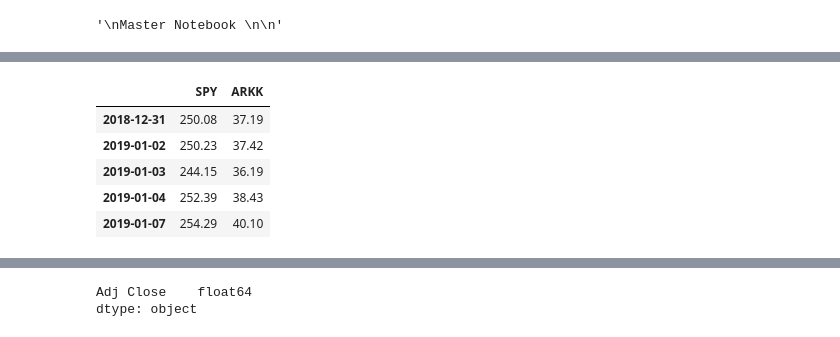
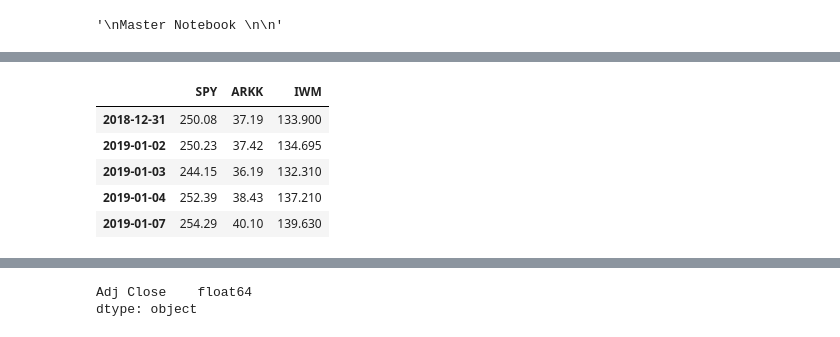
Before and after one commit to ravic4/project_1, a Jupyter notebook: master_notebook_it1.ipynb, the cells around one changed output, grey strips where cells are left out. Saved outputs shown, nothing was run; the diff lists cells and outputs as text; code cells hidden in the pictures.

```diff
--- a/master_notebook_it1.ipynb
+++ b/master_notebook_it1.ipynb
@@ -49,7 +51,7 @@ api = tradeapi.REST(
 
 #Calling in my securities and setting up a mock portfolio
 
-assets = ["ARKK","SPY"]
+assets = ["ARKK","SPY","IWM"]
 
 
 #Getting my ticker information from Alpaca API
@@ -71,39 +73,41 @@ df_assets = api.get_bars(
 
 #Dropped column head: Symbol and made SPY & ARKK the symbol head
 SPY = df_assets[df_assets['symbol'] == 'SPY'].drop('symbol', axis = 1)
 ARKK = df_assets[df_assets['symbol'] == 'ARKK'].drop('symbol', axis = 1)
+IWM = df_assets[df_assets['symbol'] == 'IWM'].drop('symbol', axis = 1)
 
 #Concat the dataframe to show SPY & ARKK as the column head.
-df_assets_concat = pd.concat([SPY,ARKK], axis = 1, keys = ["SPY","ARKK"])
+df_assets_concat = pd.concat([SPY, ARKK, IWM], axis = 1, keys = ["SPY","ARKK", "IWM"])
 # df_assets_concat
 
 #Setting up a blank dataframe to input my ARKK & SPY
 df_ARKK_SPY = pd.DataFrame()
 
 #Isolated the SPY and ARKK close dates
 df_ARKK_SPY["SPY"] = df_assets_concat["SPY"]["close"]
 df_ARKK_SPY["ARKK"] = df_assets_concat["ARKK"]["close"]
+df_ARKK_SPY["IWM"] = df_assets_concat["IWM"]["close"]
 
 #Dropped the time index from the date
 df_ARKK_SPY.index = df_ARKK_SPY.index.date
 # df_ARKK_SPY.head()
 
 #Calculated the daily returns of ARKK & SPY
 df_ARKK_SPY_daily = df_ARKK_SPY.pct_change().dropna()
 # df_ARKK_SPY_daily.head()
 
 #Plotting the daily returns
-df_ARKK_SPY_daily.hvplot.line(title = "ARKK & SPY Daily Returns")
+df_ARKK_SPY_daily.hvplot.line(title = "ARKK, SPY, IWM Daily Returns")
 
 ######
 
 
 df_ARKK_SPY.head()
 # %% [output]
-|  | SPY | ARKK |
-| 2018-12-31 | 250.08 | 37.19 |
-| 2019-01-02 | 250.23 | 37.42 |
-| 2019-01-03 | 244.15 | 36.19 |
-| 2019-01-04 | 252.39 | 38.43 |
-| 2019-01-07 | 254.29 | 40.10 |
+|  | SPY | ARKK | IWM |
+| 2018-12-31 | 250.08 | 37.19 | 133.900 |
+| 2019-01-02 | 250.23 | 37.42 | 134.695 |
+| 2019-01-03 | 244.15 | 36.19 | 132.310 |
+| 2019-01-04 | 252.39 | 38.43 | 137.210 |
+| 2019-01-07 | 254.29 | 40.10 | 139.630 |
 # %%
```
Also changed, not shown: parts of 11 cells of this notebook, 1 other file.
